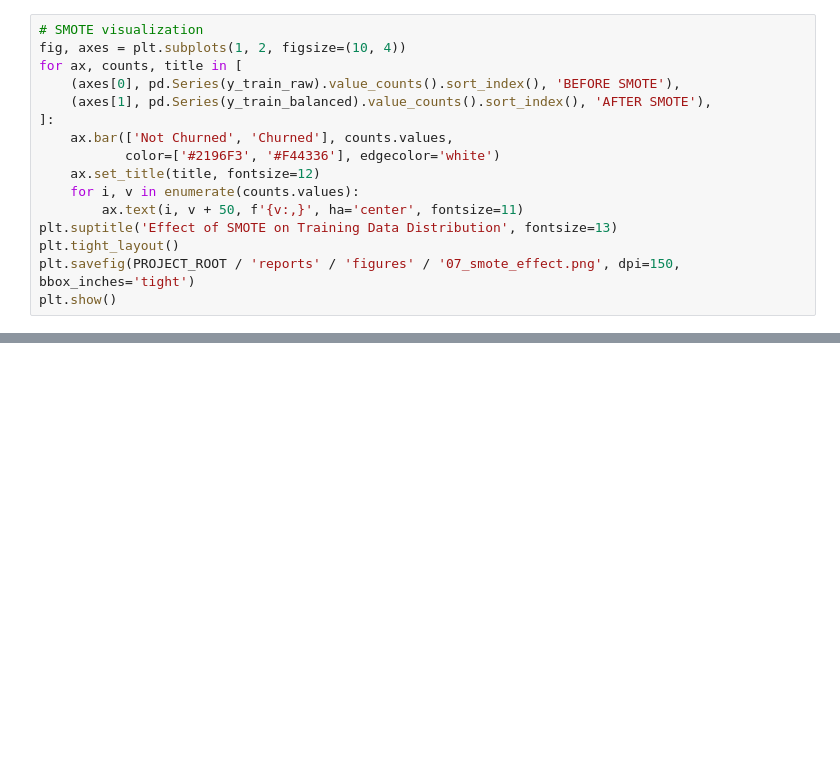
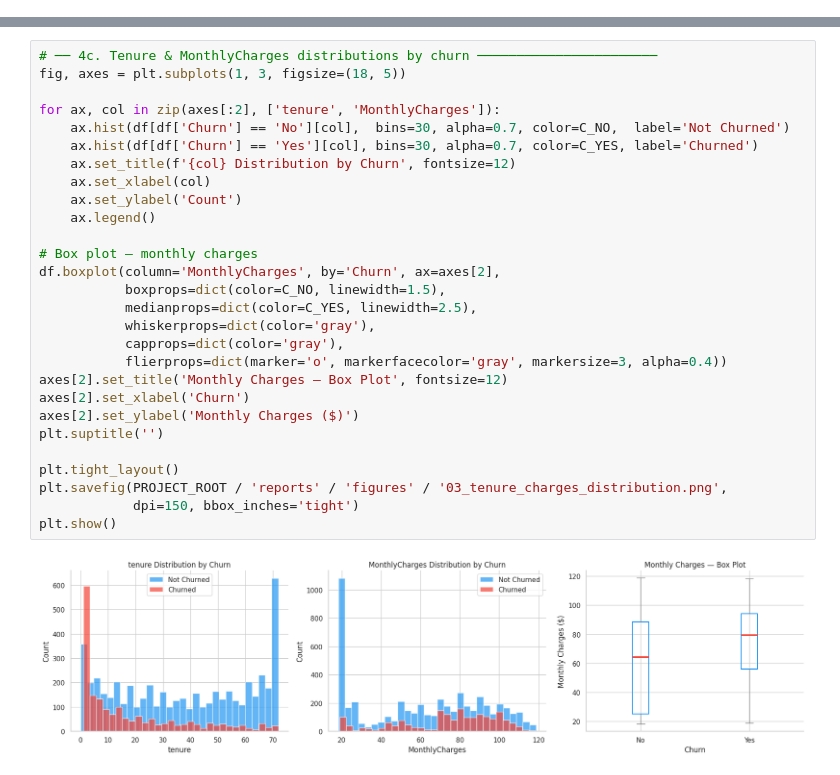
Before and after one commit to Radwan-RIMA/churnx, a Jupyter notebook: notebooks/01_EDA_and_Preprocessing.ipynb, the cells around one changed output, grey strips where cells are left out. Saved outputs shown, nothing was run; the diff lists cells and outputs as text; blank space fills up the shorter version.

```diff
--- a/notebooks/01_EDA_and_Preprocessing.ipynb
+++ b/notebooks/01_EDA_and_Preprocessing.ipynb
@@ -478,16 +0,0 @@ Scaler fit on SMOTE-balanced training data. Test set transformed only (no fit).
-# %%
-# SMOTE visualization
-fig, axes = plt.subplots(1, 2, figsize=(10, 4))
-for ax, counts, title in [
-    (axes[0], pd.Series(y_train_raw).value_counts().sort_index(), 'BEFORE SMOTE'),
-    (axes[1], pd.Series(y_train_balanced).value_counts().sort_index(), 'AFTER SMOTE'),
-]:
-    ax.bar(['Not Churned', 'Churned'], counts.values,
-           color=['#2196F3', '#F44336'], edgecolor='white')
-    ax.set_title(title, fontsize=12)
-    for i, v in enumerate(counts.values):
-        ax.text(i, v + 50, f'{v:,}', ha='center', fontsize=11)
-plt.suptitle('Effect of SMOTE on Training Data Distribution', fontsize=13)
-plt.tight_layout()
-plt.savefig(PROJECT_ROOT / 'reports' / 'figures' / '07_smote_effect.png', dpi=150, bbox_inches='tight')
-plt.show()
@@ -545,0 +233,30 @@ Notebook 1 complete. Run Notebook 2 next.
+# %%
+# ── 4c. Tenure & MonthlyCharges distributions by churn ───────────────────────
+fig, axes = plt.subplots(1, 3, figsize=(18, 5))
+
+for ax, col in zip(axes[:2], ['tenure', 'MonthlyCharges']):
+    ax.hist(df[df['Churn'] == 'No'][col],  bins=30, alpha=0.7, color=C_NO,  label='Not Churned')
+    ax.hist(df[df['Churn'] == 'Yes'][col], bins=30, alpha=0.7, color=C_YES, label='Churned')
+    ax.set_title(f'{col} Distribution by Churn', fontsize=12)
+    ax.set_xlabel(col)
+    ax.set_ylabel('Count')
+    ax.legend()
+
+# Box plot — monthly charges
+df.boxplot(column='MonthlyCharges', by='Churn', ax=axes[2],
+           boxprops=dict(color=C_NO, linewidth=1.5),
+           medianprops=dict(color=C_YES, linewidth=2.5),
+           whiskerprops=dict(color='gray'),
+           capprops=dict(color='gray'),
+           flierprops=dict(marker='o', markerfacecolor='gray', markersize=3, alpha=0.4))
+axes[2].set_title('Monthly Charges — Box Plot', fontsize=12)
+axes[2].set_xlabel('Churn')
+axes[2].set_ylabel('Monthly Charges ($)')
+plt.suptitle('')
+
+plt.tight_layout()
+plt.savefig(PROJECT_ROOT / 'reports' / 'figures' / '03_tenure_charges_distribution.png',
+            dpi=150, bbox_inches='tight')
+plt.show()
+# %% [output]
+[figure, added]
```
Also changed, not shown: parts of 71 cells of this notebook, 42 other files.
